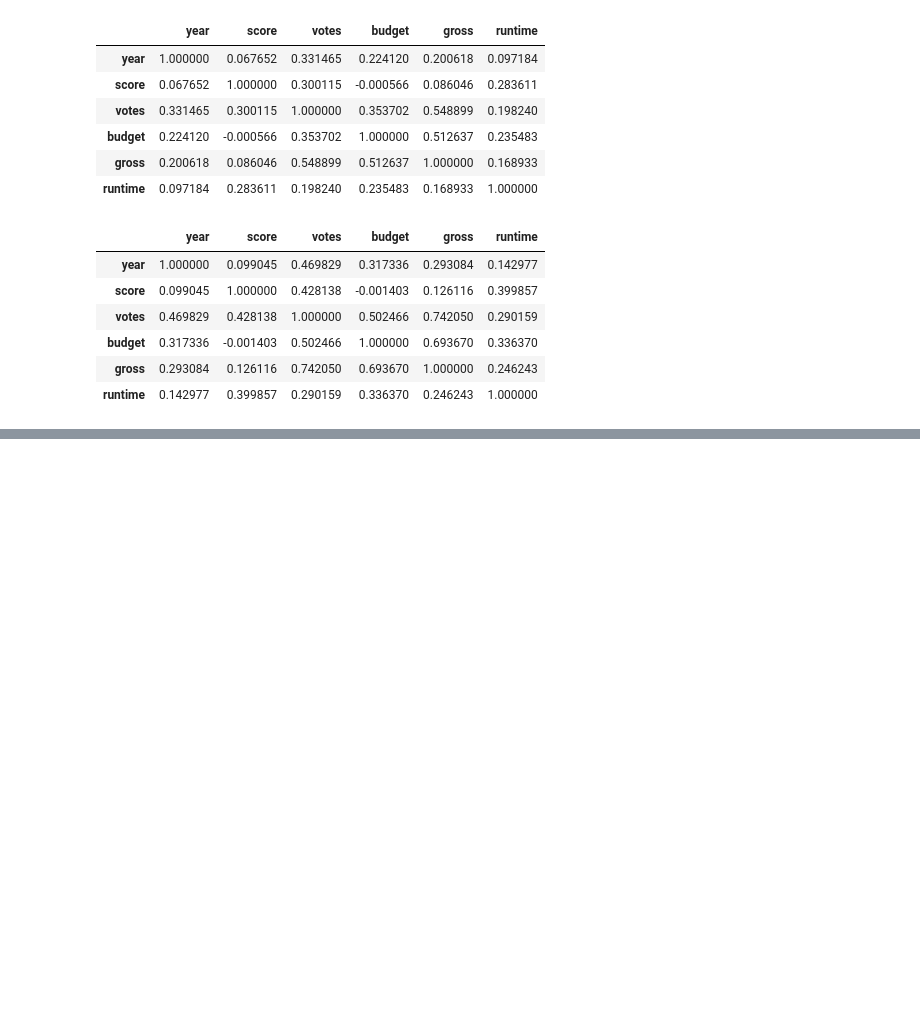
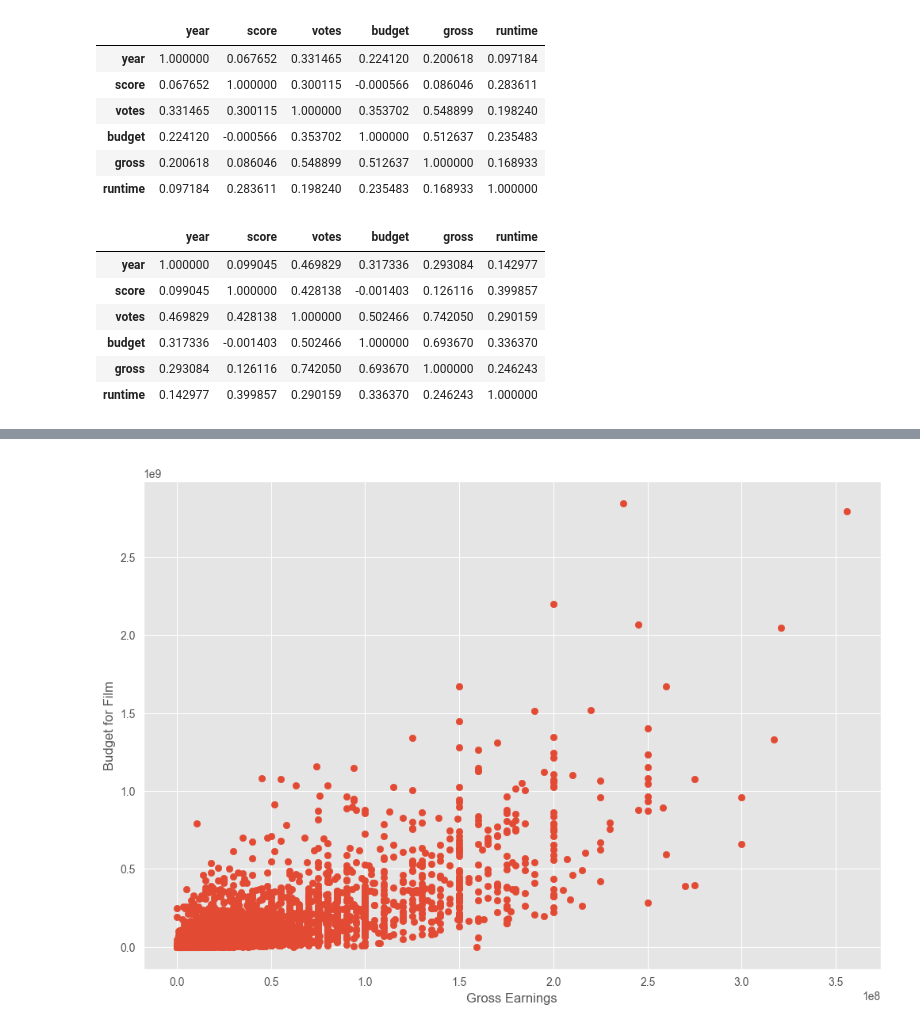
Before and after one commit to thenandita/correlation-in-python, a Jupyter notebook: main.ipynb, the cells around one changed output, grey strips where cells are left out. Drawn from its saved outputs; the diff is of its cells as text; code cells hidden in the pictures; blank space fills up the shorter version.

```diff
--- a/main.ipynb
+++ b/main.ipynb
@@ -155,0 +267,3 @@ df.corr(method ='spearman', numeric_only=True)
+# %%
+df['Year'] = df['released'].astype(str).str[:4]
+df
@@ -155,0 +347,8 @@ df.corr(method ='spearman', numeric_only=True)
+# %%
+plt.scatter(x=df['budget'], y=df['gross'])
+plt.title('Budget vs Gross Earnings')
+plt.xlabel('Gross Earnings')
+plt.ylabel('Budget for Film')
+plt.show()
+# %% [output]
+[figure, added]
```
Also changed, not shown: parts of 21 cells of this notebook.
